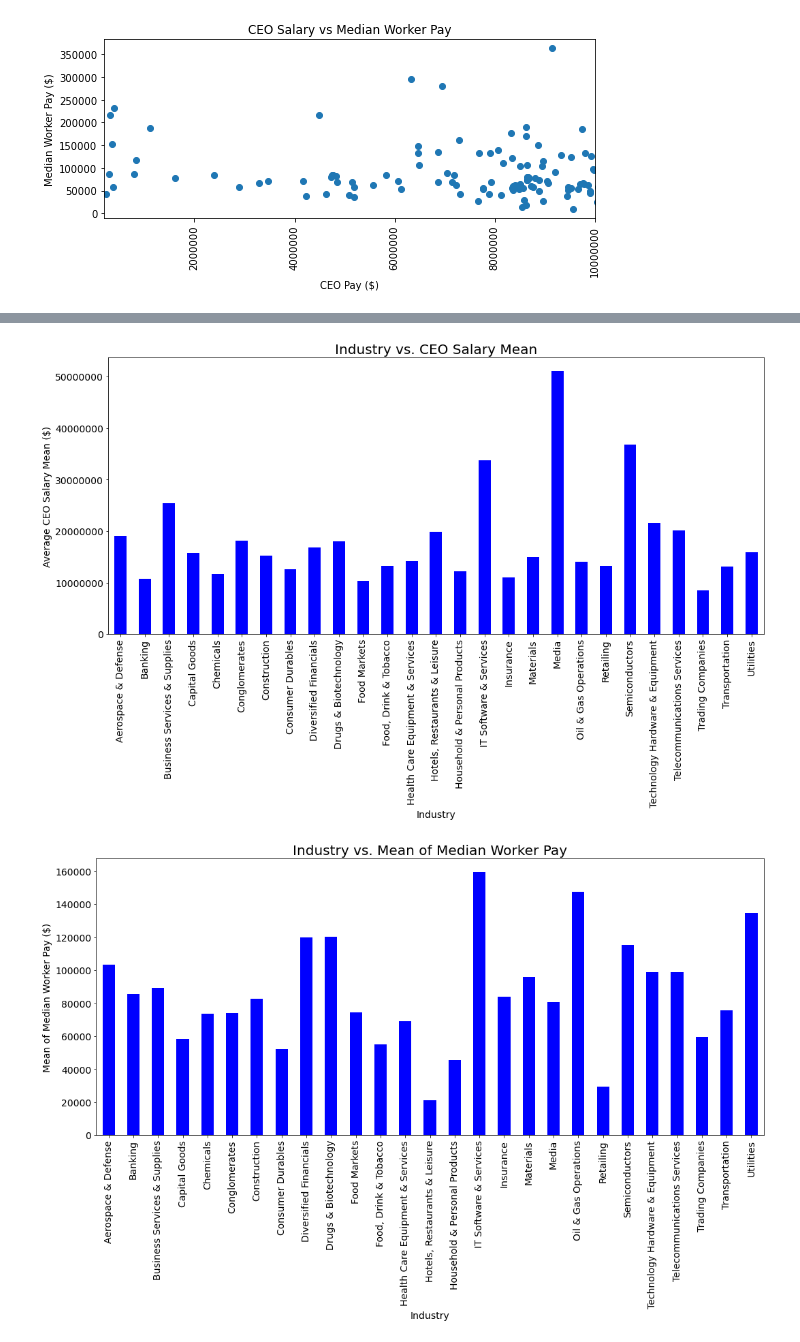
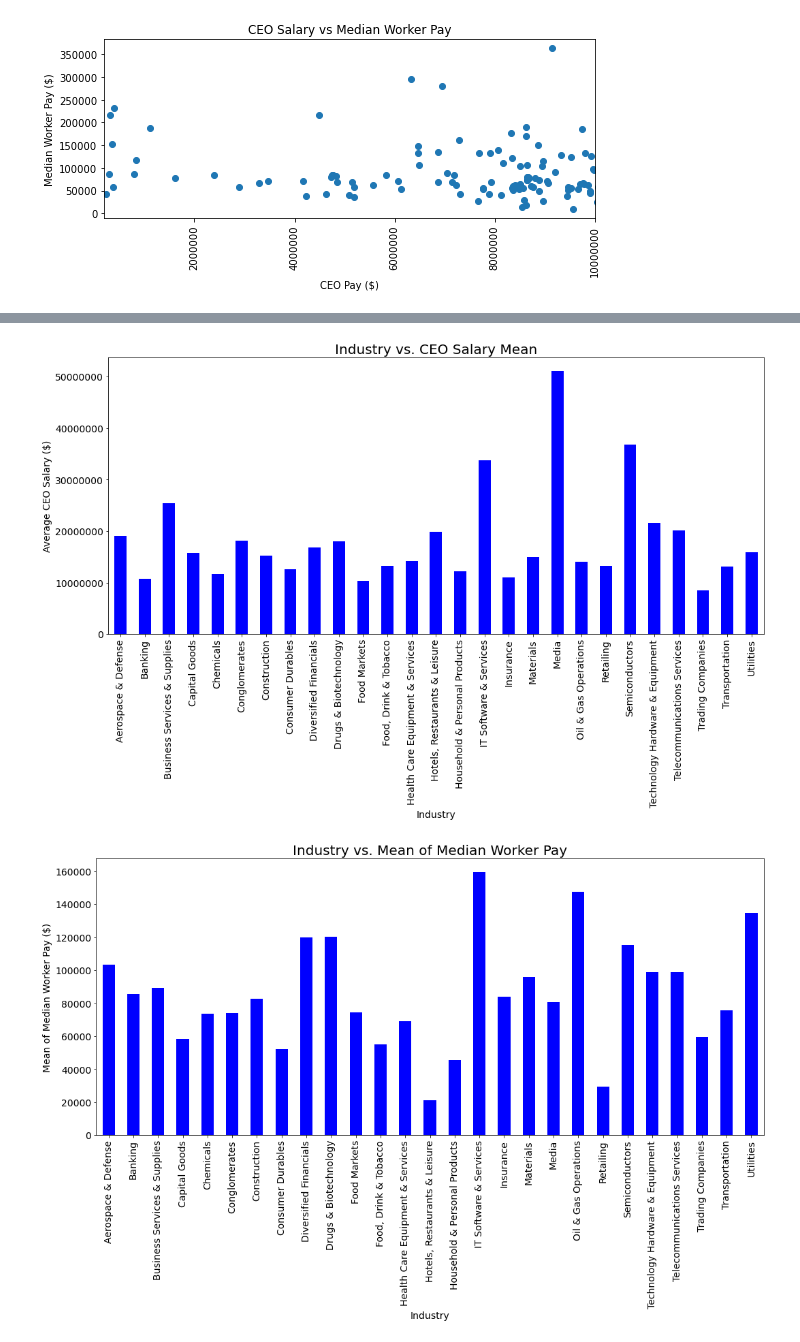
Before and after one commit to allison713/Group6_proj1, a Jupyter notebook: Data/datavisuals.ipynb, the cells around one changed output, grey strips where cells are left out. Saved outputs shown, nothing was run; the diff lists cells and outputs as text; code cells hidden in the pictures.

```diff
--- a/Data/datavisuals.ipynb
+++ b/Data/datavisuals.ipynb
@@ -90,18 +90,18 @@ plt.savefig("../Visuals/CEOMult_perIndustry.png")
 # %%
 #Do industries that CEOs earn the most in and their workers earn the most in match?
 
 industry_group = merged_df.groupby(merged_df["Industry"]).mean()["CEO Salary"]
 industry_group
 plot = industry_group.plot.bar(figsize=(15,10), color='b',fontsize = 14)
 plt.xlabel("Industry",fontsize = 14)
-plt.ylabel("Average CEO Salary Mean ($)",fontsize = 14)
+plt.ylabel("Average CEO Salary ($)",fontsize = 14)
 plt.title("Industry vs. CEO Salary Mean",fontsize = 20)
 plt.ticklabel_format(axis='y',style='plain')
 plt.tight_layout()
 # Save the figure
 plt.savefig("../Visuals/AvgCEO_PerIndustry.png")
 # %% [output]
-[figure, old version]
+[figure, new version]
 # %%
 #Do industries that CEOs work in and their workers work in match?
 
```
Also changed, not shown: parts of 13 cells of this notebook, 4 other files.
